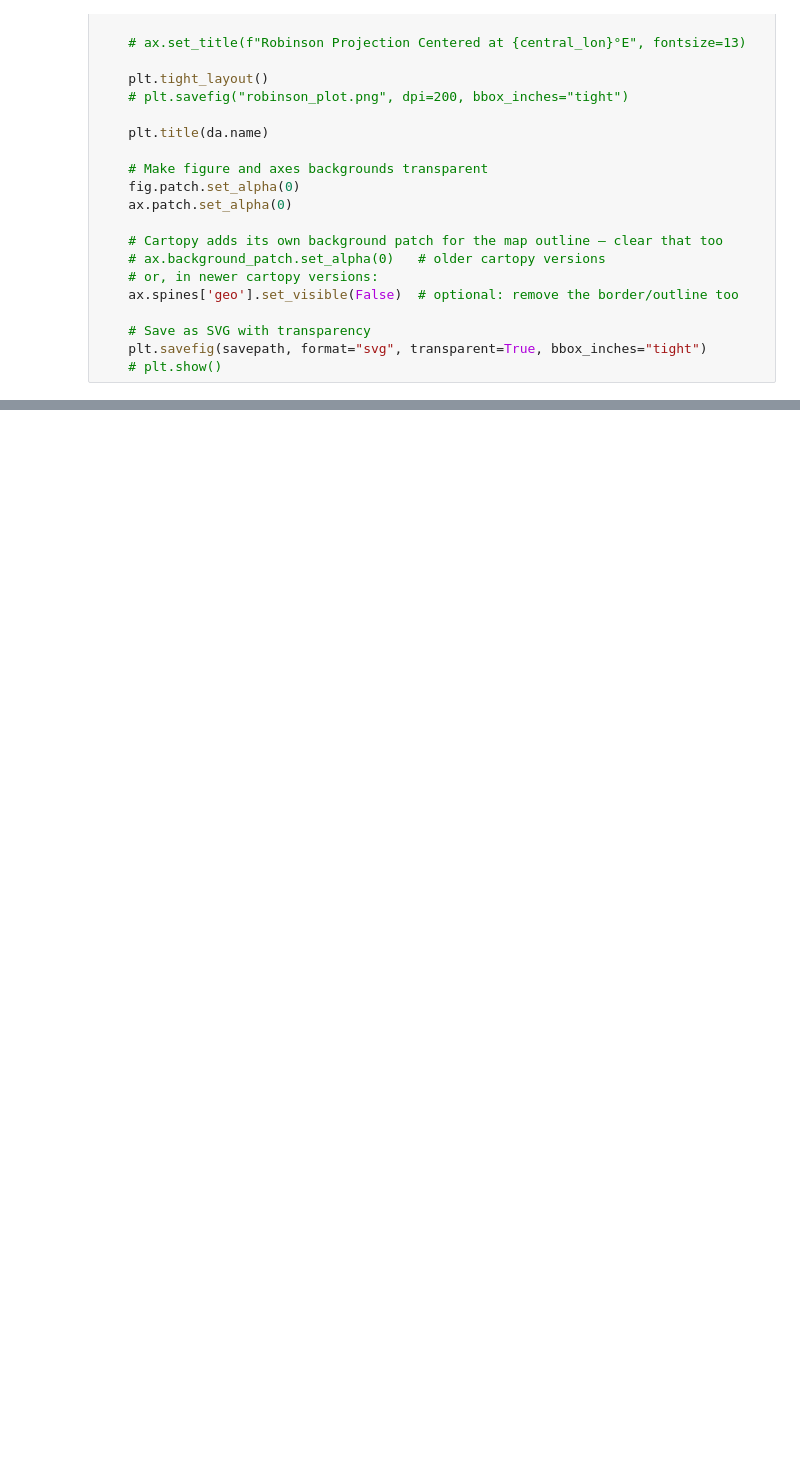
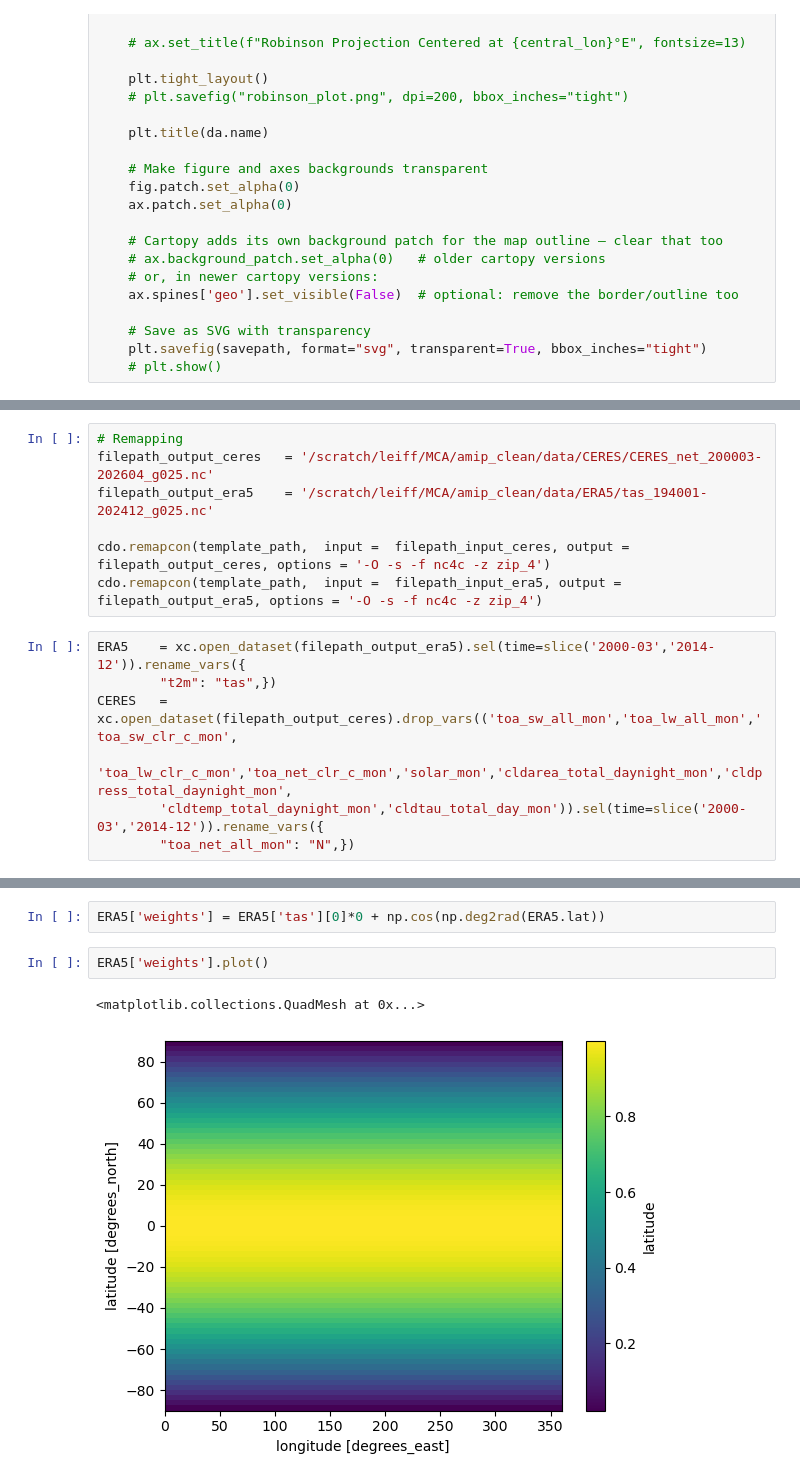
Before and after one commit to leiffredericks/amip_clean, a Jupyter notebook: dave_v2.ipynb, the cells around one changed output, grey strips where cells are left out. Saved outputs shown, nothing was run; the diff lists cells and outputs as text; blank space fills up the shorter version.

```diff
--- a/dave_v2.ipynb
+++ b/dave_v2.ipynb
@@ -106,0 +140,14 @@ CERES   = xc.open_dataset(filepath_output_ceres)
+# %%
+# Remapping
+filepath_output_ceres   = '/scratch/leiff/MCA/amip_clean/data/CERES/CERES_net_200003-202604_g025.nc'
+filepath_output_era5    = '/scratch/leiff/MCA/amip_clean/data/ERA5/tas_194001-202412_g025.nc'
+
+cdo.remapcon(template_path,  input =  filepath_input_ceres, output = filepath_output_ceres, options = '-O -s -f nc4c -z zip_4')
+cdo.remapcon(template_path,  input =  filepath_input_era5, output = filepath_output_era5, options = '-O -s -f nc4c -z zip_4')
+# %%
+ERA5    = xc.open_dataset(filepath_output_era5).sel(time=slice('2000-03','2014-12')).rename_vars({
+        "t2m": "tas",})
+CERES   = xc.open_dataset(filepath_output_ceres).drop_vars(('toa_sw_all_mon','toa_lw_all_mon','toa_sw_clr_c_mon',
+        'toa_lw_clr_c_mon','toa_net_clr_c_mon','solar_mon','cldarea_total_daynight_mon','cldpress_total_daynight_mon',
+        'cldtemp_total_daynight_mon','cldtau_total_day_mon')).sel(time=slice('2000-03','2014-12')).rename_vars({
+        "toa_net_all_mon": "N",})
@@ -106,0 +193,7 @@ CERES   = xc.open_dataset(filepath_output_ceres)
+# %%
+ERA5['weights'] = ERA5['tas'][0]*0 + np.cos(np.deg2rad(ERA5.lat))
+# %%
+ERA5['weights'].plot()
+# %% [output]
+<matplotlib.collections.QuadMesh at 0x...>
+[figure, added]
```
Also changed, not shown: parts of 9 cells of this notebook, 1 other file.
